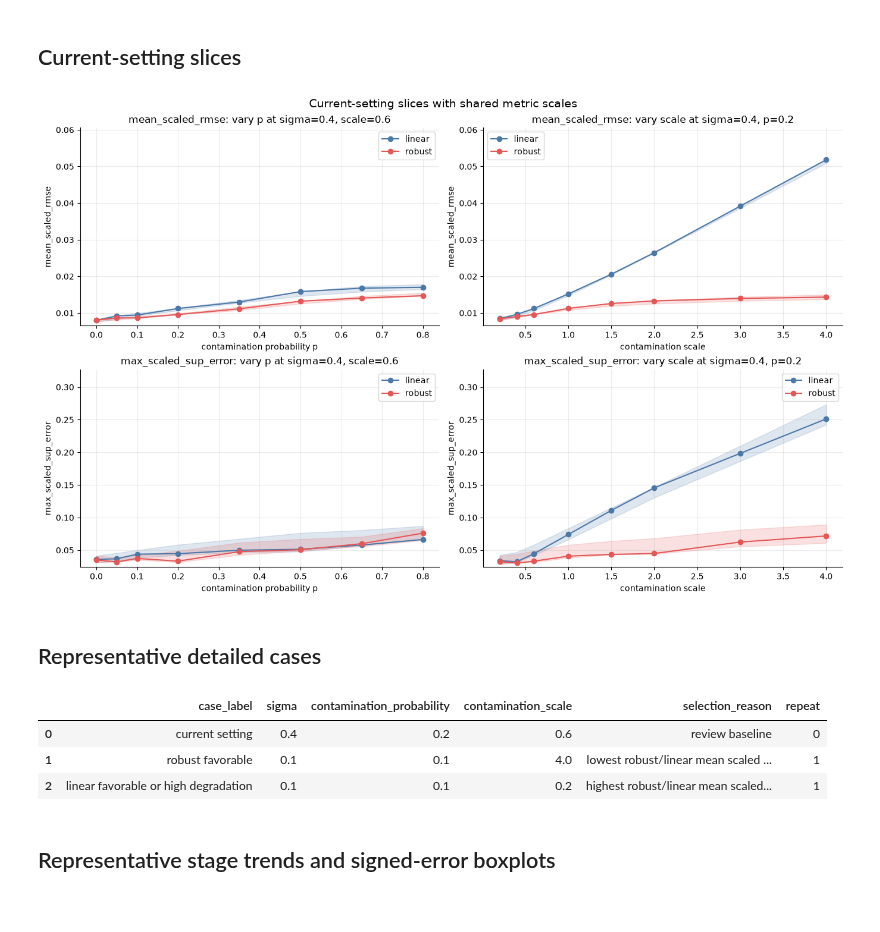
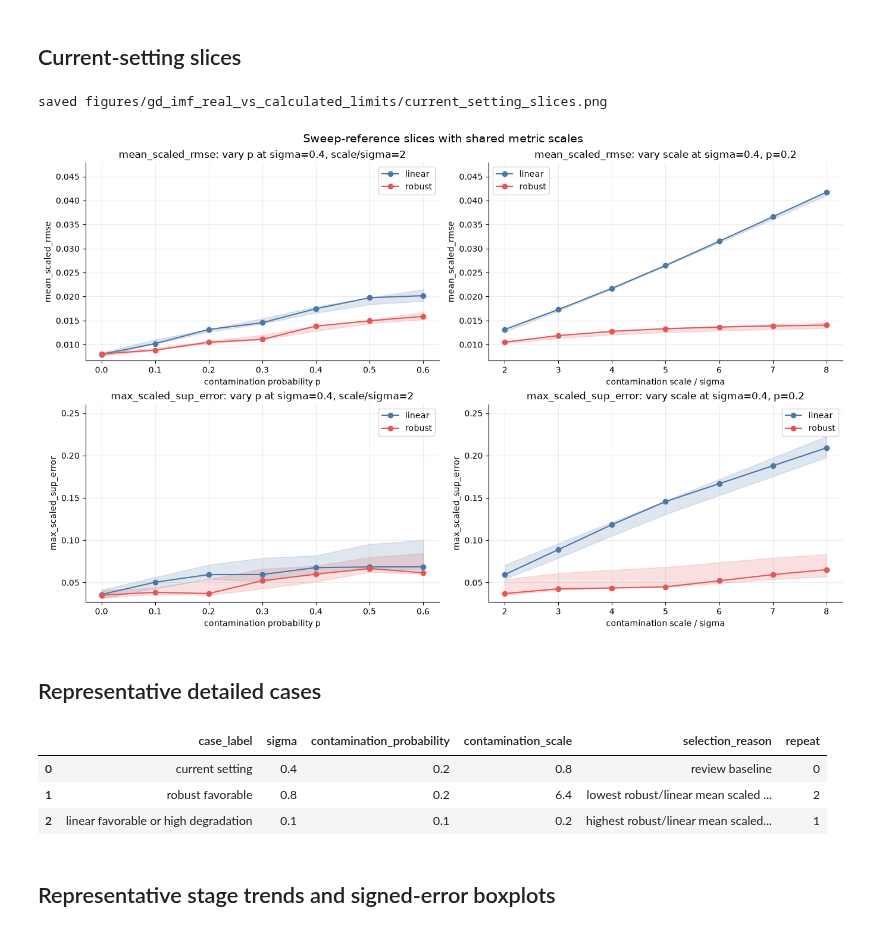
Before and after one commit to mkuziuk/imf, a Jupyter notebook: gd_imf_real_vs_calculated_limits.ipynb, the cells around one changed output. Saved outputs shown, nothing was run; the diff lists cells and outputs as text; code cells hidden in the pictures.

```diff
--- a/gd_imf_real_vs_calculated_limits.ipynb
+++ b/gd_imf_real_vs_calculated_limits.ipynb
@@ -199,7 +210,7 @@ def generate_observation(
 
 CURRENT_SIGMA = 0.4
 CURRENT_CONTAMINATION_PROB = 0.2
-CURRENT_CONTAMINATION_SCALE = 0.6
+CURRENT_CONTAMINATION_SCALE = 2.0 * CURRENT_SIGMA
 CURRENT_REPEAT = 0
 
 n = 1000
@@ -700,8 +711,8 @@ def centers_to_edges(values):
 ## Sweep configuration
 # %%
 sigma_grid = np.array([0.1, 0.2, 0.4, 0.6, 0.8], dtype=float)
-contamination_prob_grid = np.array([0.0, 0.05, 0.1, 0.2, 0.35, 0.5, 0.65, 0.8], dtype=float)
-contamination_scale_grid = np.array([0.2, 0.4, 0.6, 1.0, 1.5, 2.0, 3.0, 4.0], dtype=float)
+contamination_prob_grid = np.linspace(0.0, 0.6, 7, dtype=float)
+contamination_scale_ratio_grid = np.arange(2.0, 9.0, 1.0, dtype=float)
 n_repeats = 3
 
 CURRENT_SETTING = {
@@ -718,15 +729,16 @@ SURFACE_METRICS = [
 ]
 
 
-def parameter_grid_frame(sigmas, probabilities, scales, grid_level):
+def parameter_grid_frame(sigmas, probabilities, scale_ratios, grid_level):
     return pd.DataFrame([
         {
             "sigma": float(sigma_value),
             "contamination_probability": float(probability),
-            "contamination_scale": float(scale),
+            "contamination_scale": float(scale_ratio * sigma_value),
+            "contamination_scale_ratio": float(scale_ratio),
             "grid_level": grid_level,
         }
-        for sigma_value, probability, scale in product(sigmas, probabilities, scales)
+        for sigma_value, probability, scale_ratio in product(sigmas, probabilities, scale_ratios)
     ])
 
 
@@ -751,7 +763,7 @@ def expand_repeats(parameter_grid, repeats=n_repeats):
 coarse_parameter_grid = parameter_grid_frame(
     sigma_grid,
     contamination_prob_grid,
-    contamination_scale_grid,
+    contamination_scale_ratio_grid,
     grid_level="coarse",
 )
 coarse_trials = expand_repeats(coarse_parameter_grid)
@@ -1346,15 +1362,17 @@ plt.show()
 # %% [markdown]
 ## Baseline-relative degradation maps
 # %%
-plot_baseline_degradation_maps(
+fig, _ = plot_baseline_degradation_maps(
     "mean_scaled_rmse",
     "Baseline-relative degradation: mean scaled RMSE",
 )
+save_figure(fig, "baseline_degradation_mean_scaled_rmse.png")
 plt.show()
 
-plot_baseline_degradation_maps(
+fig, _ = plot_baseline_degradation_maps(
     "max_scaled_sup_error",
     "Baseline-relative degradation: max scaled sup error",
 )
+save_figure(fig, "baseline_degradation_max_scaled_sup_error.png")
 plt.show()
 # %% [output]
@@ -1430,43 +1450,44 @@ def plot_current_setting_slices(metrics=("mean_scaled_rmse", "max_scaled_sup_err
             y_values.extend([group["median"], group["q25"], group["q75"]])
             ax = axes[row_index, 1]
             ax.plot(
-                group["contamination_scale"],
+                group["contamination_scale"] / CURRENT_SIGMA,
                 group["median"],
                 marker="o",
                 color=METHOD_COLORS[method],
                 label=method,
             )
             ax.fill_between(
-                group["contamination_scale"],
+                group["contamination_scale"] / CURRENT_SIGMA,
                 group["q25"],
                 group["q75"],
                 color=METHOD_COLORS[method],
                 alpha=0.18,
             )
 
         y_limits = positive_log_limits(*y_values)
         for ax in axes[row_index, :]:
             ax.set_ylim(*y_limits)
             # ax.set_yscale("log")
             ax.legend()
 
-        axes[row_index, 0].set_title(f"{metric}: vary p at sigma={CURRENT_SIGMA:g}, scale={CURRENT_CONTAMINATION_SCALE:g}")
+        axes[row_index, 0].set_title(f"{metric}: vary p at sigma={CURRENT_SIGMA:g}, scale/sigma={CURRENT_CONTAMINATION_SCALE / CURRENT_SIGMA:g}")
         axes[row_index, 0].set_xlabel("contamination probability p")
         axes[row_index, 0].set_ylabel(metric)
 
         axes[row_index, 1].set_title(f"{metric}: vary scale at sigma={CURRENT_SIGMA:g}, p={CURRENT_CONTAMINATION_PROB:g}")
-        axes[row_index, 1].set_xlabel("contamination scale")
-        # axes[row_index, 1].set_xscale("log")
+        axes[row_index, 1].set_xlabel("contamination scale / sigma")
         axes[row_index, 1].set_ylabel(metric)
 
-    fig.suptitle("Current-setting slices with shared metric scales", fontsize=14)
+    fig.suptitle("Sweep-reference slices with shared metric scales", fontsize=14)
     return fig, axes
 
 
-plot_current_setting_slices()
+fig, _ = plot_current_setting_slices()
+save_figure(fig, "current_setting_slices.png")
 plt.show()
 # %% [output]
+saved figures/gd_imf_real_vs_calculated_limits/current_setting_slices.png
-[figure, old version]
+[figure, new version]
 # %% [markdown]
 ## Representative detailed cases
 # %%
@@ -1538,8 +1559,8 @@ representative_cases = select_representative_parameters()
 representative_cases
 # %% [output]
 |  | case_label | sigma | contamination_probability | contamination_scale | selection_reason | repeat |
-| 0 | current setting | 0.4 | 0.2 | 0.6 | review baseline | 0 |
-| 1 | robust favorable | 0.1 | 0.1 | 4.0 | lowest robust/linear mean scaled ... | 1 |
+| 0 | current setting | 0.4 | 0.2 | 0.8 | review baseline | 0 |
+| 1 | robust favorable | 0.8 | 0.2 | 6.4 | lowest robust/linear mean scaled ... | 2 |
 | 2 | linear favorable or high degradation | 0.1 | 0.1 | 0.2 | highest robust/linear mean scaled... | 1 |
 # %% [markdown]
 ## Representative stage trends and signed-error boxplots
```
Also changed, not shown: parts of 11 cells of this notebook, 14 other files.
